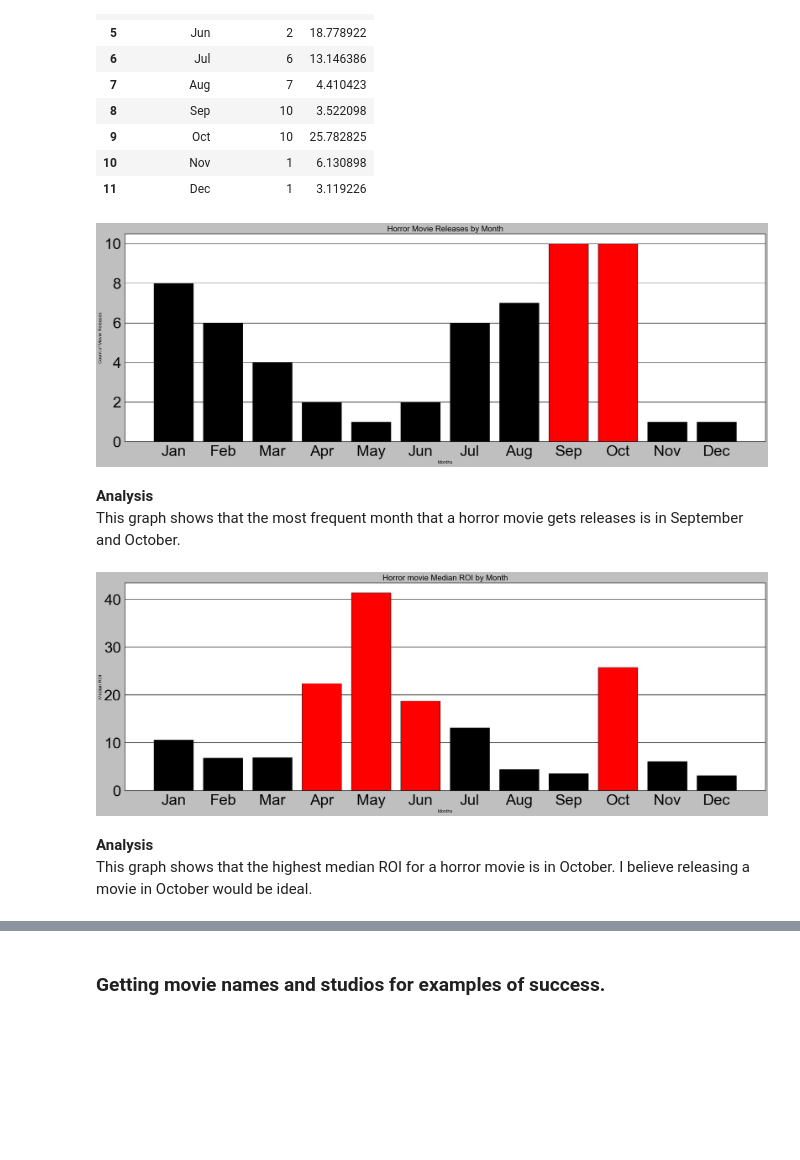
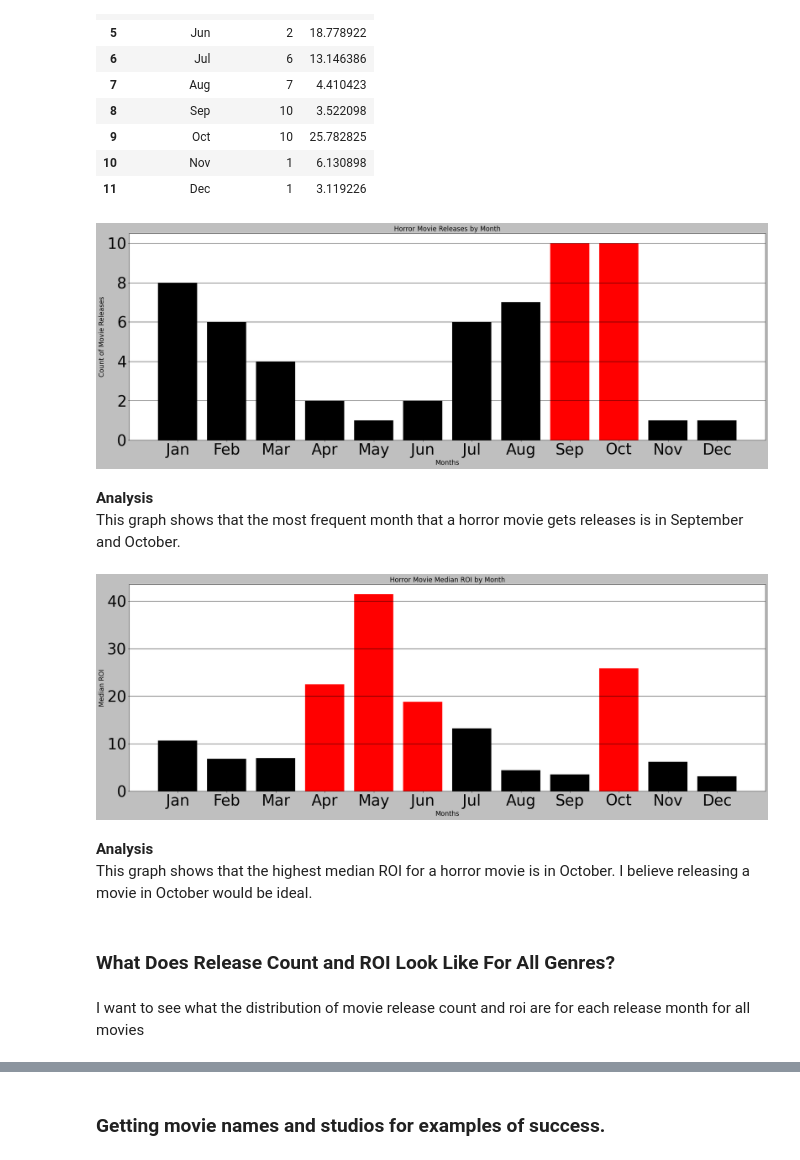
Before and after one commit to bentson1187/dsc-phase-1-project, a Jupyter notebook: Bentson, Brian Phase 1 Project.ipynb, the cells around one changed output, grey strips where cells are left out. Saved outputs shown, nothing was run; the diff lists cells and outputs as text; code cells hidden in the pictures; blank space fills up the shorter version.

```diff
--- a/Bentson, Brian Phase 1 Project.ipynb
+++ b/Bentson, Brian Phase 1 Project.ipynb
@@ -1188,0 +1169,4 @@ I want to label each movie a success or failure based on ROI. A success would be
+# %%
+#create new ww_profit column
+movies_df['ww_profit'] = movies_df['worldwide_gross'] - movies_df['production_budget']
+movies_df
@@ -1317,7 +1291,8 @@ Splitting the genres into columns will allow for the analysis of financial infor
 # %%
 #df.explode can be used to create multiple rows
 movies_df_genres = movies_df
-movies_df_genres['genres'] = movies_df_genres['genres'].map(lambda x: x.split(','))
+movies_df_genres['genres'] = movies_df_genres['genres'].map(lambda x:
+                                                            x.split(','))
 movies_df_genres = movies_df.explode('genres')
 movies_df_genres
 # %% [output]
@@ -1434,9 +1577,9 @@ Horror/Thriller/Mystery movies are about 28% cheaper to produce
 I will define success of a movie where the roi is greater than or equal to 2 which is that the film has returned 2 times more profit than the initial cost.
 # %%
 #create a new column based off roi which measures success or failure
-movies_df_5_2 = movies_df_genres.loc[:,['genres','roi']]
-movies_df_5_2['Success'] = np.where(movies_df_5_2['roi'] >= 2, True, False)
-movies_df_5_2
+movies_df_5_3 = movies_df_genres.loc[:,['genres','roi']]
+movies_df_5_3['Success'] = np.where(movies_df_5_3['roi'] >= 2, True, False)
+movies_df_5_3
 # %% [output]
 |  | genres | roi | Success |
 | 0 | Adventure | 1.064409 | False |
@@ -1527,0 +1680,4 @@ movies_df_genres
+# %%
+#add success column
+movies_df_genres['Success'] = np.where(movies_df_5_3['roi'] >= 2, True, False)
+movies_df_genres
@@ -1573,27 +1744,27 @@ graph_release_month
 | 10 | Nov | 1 | 6.130898 |
 | 11 | Dec | 1 | 3.119226 |
 # %%
-#create a barplot showing count of movie releases by month
+#create a barplot showing count of movie releases by month for Horror movies
 fig, ax = plt.subplots(figsize=(30,10))
 x=graph_release_month['release_month']
 y=graph_release_month['movie_count']
 
 ax.bar(x=x, height=y, color=['black', 'black','black', 'black','black', 'black',
                               'black', 'black','red', 'red','black', 'black'])
 
 ax.set_title('Horror Movie Releases by Month', fontsize='xx-large')
-ax.set_xlabel('Months')
-ax.set_ylabel('Count of Movie Releases')
+ax.set_xlabel('Months', fontsize='xx-large')
+ax.set_ylabel('Count of Movie Releases', fontsize='xx-large')
 ax.tick_params(axis='both', which='major', labelsize=40)
-ax.grid(axis='x')
+ax.grid(axis='y')
 # %% [output]
-[figure, old version]
+[figure, new version]
 # %% [markdown]
 **Analysis**
 <br>
 This graph shows that the most frequent month that a horror movie gets releases is in September and October.
 # %%
-#create a barplot showing median roi of movie releases by month
+#create a barplot showing median roi of movie releases by month for Horror movies
 fig, ax = plt.subplots(figsize=(30,10))
 x=graph_release_month['release_month']
 y=graph_release_month['roi_median']
@@ -1601,14 +1772,18 @@ y=graph_release_month['roi_median']
 ax.bar(x=x, height=y, color=['black', 'black','black', 'red','red', 'red',
                               'black', 'black','black', 'red','black', 'black'])
 
-ax.set_title('Horror movie Median ROI by Month', fontsize='xx-large')
-ax.set_xlabel('Months')
-ax.set_ylabel('Median ROI')
+ax.set_title('Horror Movie Median ROI by Month', fontsize='xx-large')
+ax.set_xlabel('Months', fontsize='xx-large')
+ax.set_ylabel('Median ROI', fontsize='xx-large')
 ax.tick_params(axis='both', which='major', labelsize=40)
-ax.grid(axis='x')
+ax.grid(axis='y')
 # %% [output]
-[figure, old version]
+[figure, new version]
 # %% [markdown]
 **Analysis**
 <br>
 This graph shows that the highest median ROI for a horror movie is in October. I believe releasing a movie in October would be ideal.
+# %% [markdown]
+### What Does Release Count and ROI Look Like For All Genres?
+# %% [markdown]
+I want to see what the distribution of movie release count and roi are for each release month for all movies
```
Also changed, not shown: parts of 124 cells of this notebook, 2 other files.
